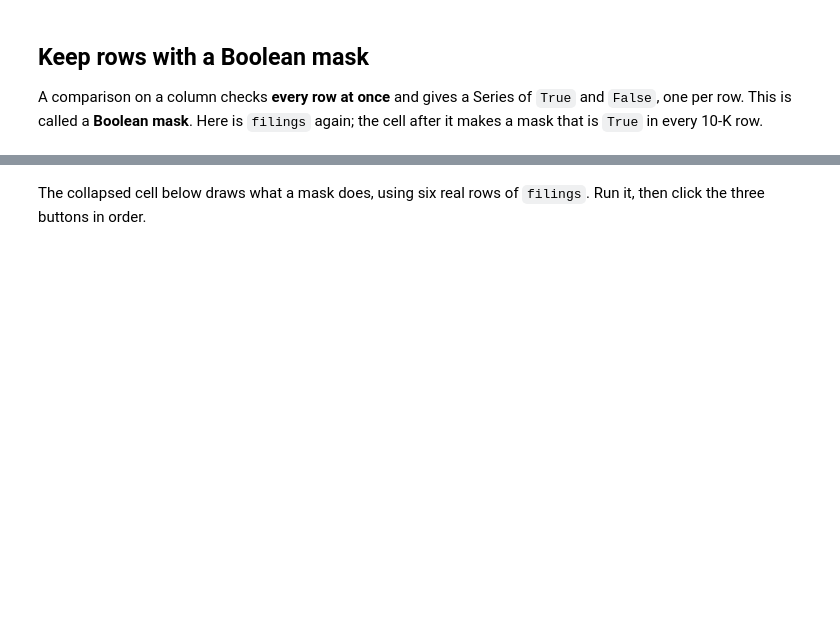
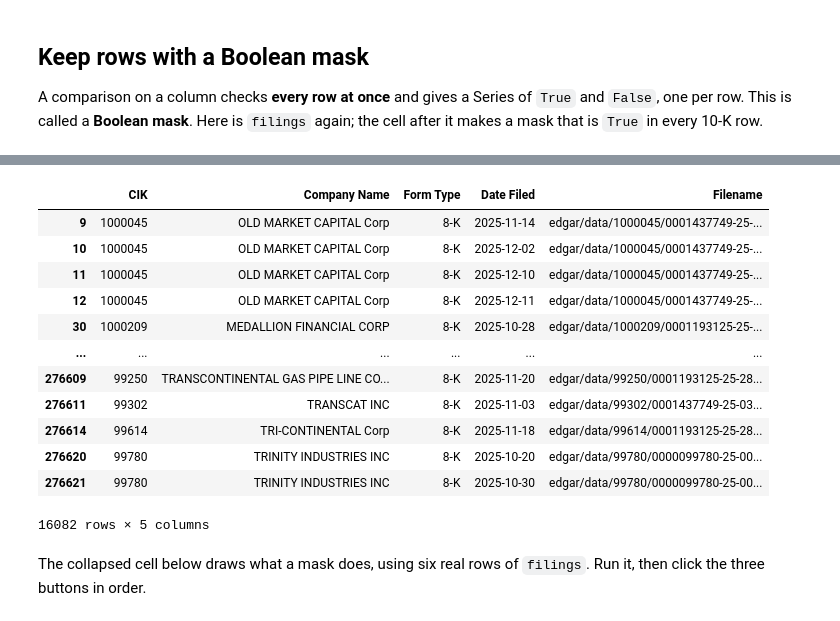
Before and after one commit to njhallman/acc380k-fall-2026, a Jupyter notebook: notebooks/notebook-08/12-30-section.ipynb, the cells around one changed output, grey strips where cells are left out. Drawn from its saved outputs; the diff is of its cells as text; code cells hidden in the pictures; blank space fills up the shorter version.

```diff
--- a/notebooks/notebook-08/12-30-section.ipynb
+++ b/notebooks/notebook-08/12-30-section.ipynb
@@ -384,3 +620,19 @@ filings.loc[filings["Form Type"] == "8-K"]
+# %%
+eightKs
+# %% [output]
+|  | CIK | Company Name | Form Type | Date Filed | Filename |
+| 9 | 1000045 | OLD MARKET CAPITAL Corp | 8-K | 2025-11-14 | edgar/data/1000045/0001437749-25-... |
+| 10 | 1000045 | OLD MARKET CAPITAL Corp | 8-K | 2025-12-02 | edgar/data/1000045/0001437749-25-... |
+| 11 | 1000045 | OLD MARKET CAPITAL Corp | 8-K | 2025-12-10 | edgar/data/1000045/0001437749-25-... |
+| 12 | 1000045 | OLD MARKET CAPITAL Corp | 8-K | 2025-12-11 | edgar/data/1000045/0001437749-25-... |
+| 30 | 1000209 | MEDALLION FINANCIAL CORP | 8-K | 2025-10-28 | edgar/data/1000209/0001193125-25-... |
+| ... | ... | ... | ... | ... | ... |
+| 276609 | 99250 | TRANSCONTINENTAL GAS PIPE LINE CO... | 8-K | 2025-11-20 | edgar/data/99250/0001193125-25-28... |
+| 276611 | 99302 | TRANSCAT INC | 8-K | 2025-11-03 | edgar/data/99302/0001437749-25-03... |
+| 276614 | 99614 | TRI-CONTINENTAL Corp | 8-K | 2025-11-18 | edgar/data/99614/0001193125-25-28... |
+| 276620 | 99780 | TRINITY INDUSTRIES INC | 8-K | 2025-10-20 | edgar/data/99780/0000099780-25-00... |
+| 276621 | 99780 | TRINITY INDUSTRIES INC | 8-K | 2025-10-30 | edgar/data/99780/0000099780-25-00... |
+16082 rows × 5 columns
 # %% [markdown]
 The collapsed cell below draws what a mask does, using six real rows of `filings`. Run it, then click the three buttons in order.
 # %%
```
Also changed, not shown: parts of 47 cells of this notebook.
